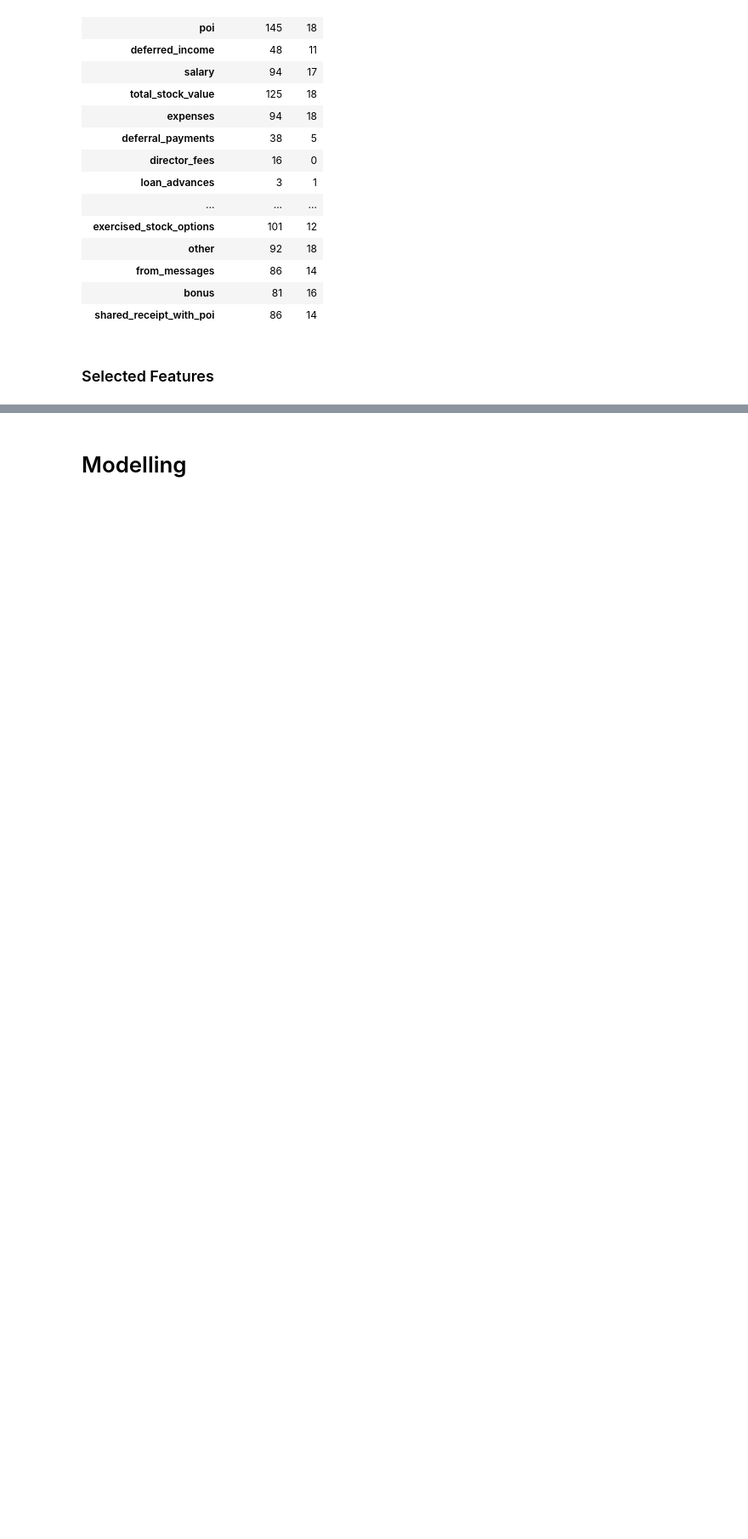
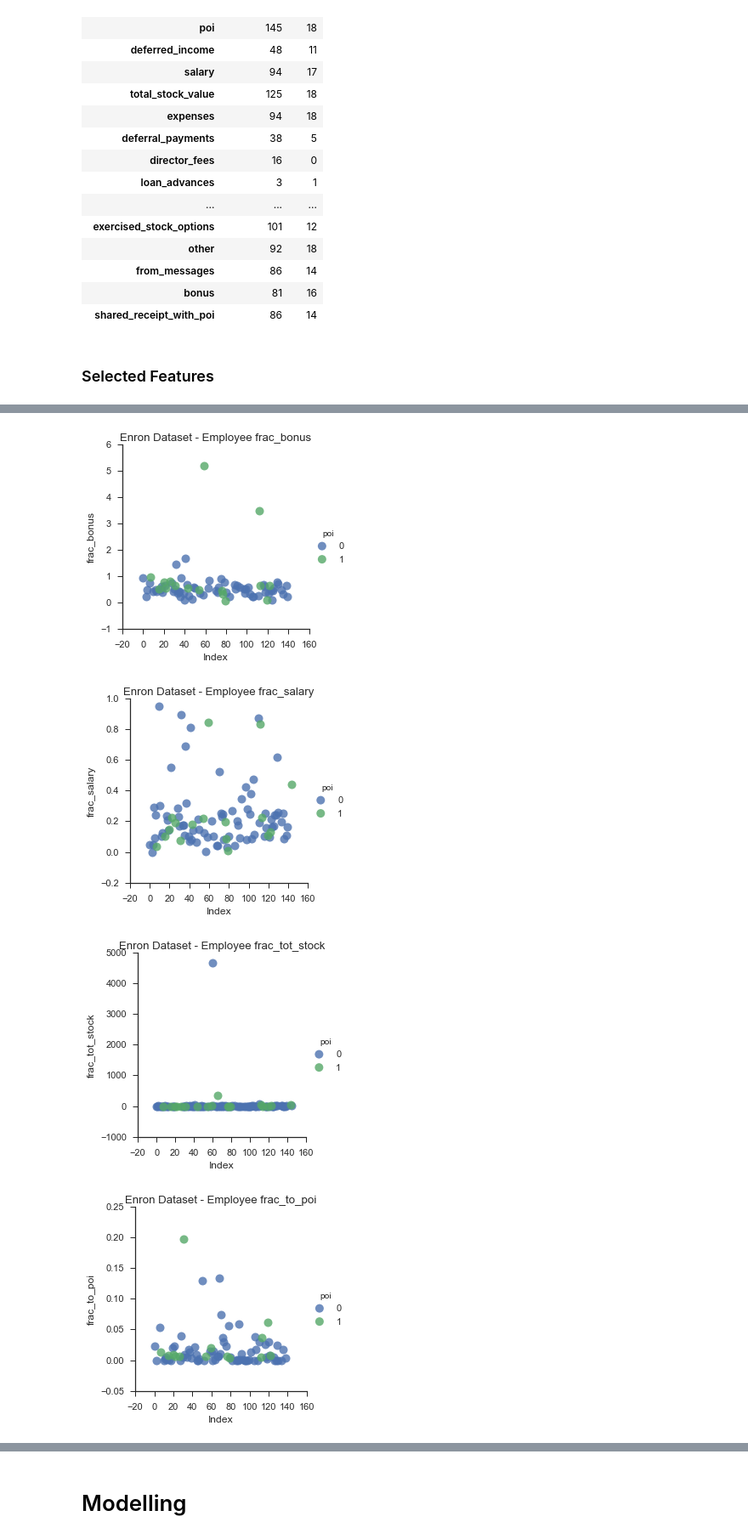
Before and after one commit to ian-whitestone/enron-poi-classification, a Jupyter notebook: enron_eda.ipynb, the cells around one changed output, grey strips where cells are left out. Shown: that part at 85% size. Drawn from its saved outputs; the diff is of its cells as text; code cells hidden in the pictures; blank space fills up the shorter version.

```diff
--- a/enron_eda.ipynb
+++ b/enron_eda.ipynb
@@ -202,0 +227,26 @@ Index(['to_messages', 'restricted_stock_deferred', 'poi', 'deferred_income',
+# %%
+df['frac_bonus'] = df['bonus']/df['total_payments']
+df['frac_salary'] = df['salary']/df['total_payments']
+df['frac_tot_stock'] = df['total_stock_value']/df['total_payments']
+
+df['frac_to_poi'] = df['from_this_person_to_poi']/df['to_messages']
+df['frac_from_poi'] = df['from_poi_to_this_person']/df['to_messages']
+# %%
+new_features = ['frac_bonus','frac_salary','frac_tot_stock','frac_to_poi','frac_from_poi']
+# %%
+for feature in new_features:
+    sns.lmplot('index', feature,
+           data=df,
+           fit_reg=False,
+           hue="poi",
+           scatter_kws={"marker": "D",
+                        "s": 100},
+           size =4 )
+    plt.title('Enron Dataset - Employee %s' % feature);
+    plt.xlabel('Index');
+    plt.ylabel(feature);
+# %% [output]
+[figure, added]
+[figure, added]
+[figure, added]
+[figure, added]
```
Also changed, not shown: parts of 13 cells of this notebook.
